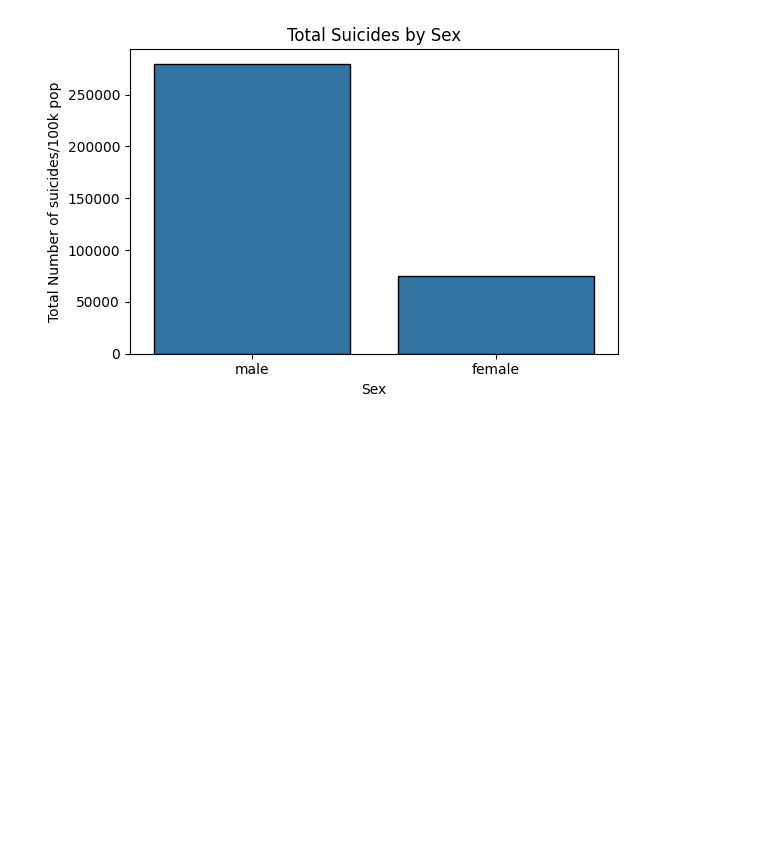
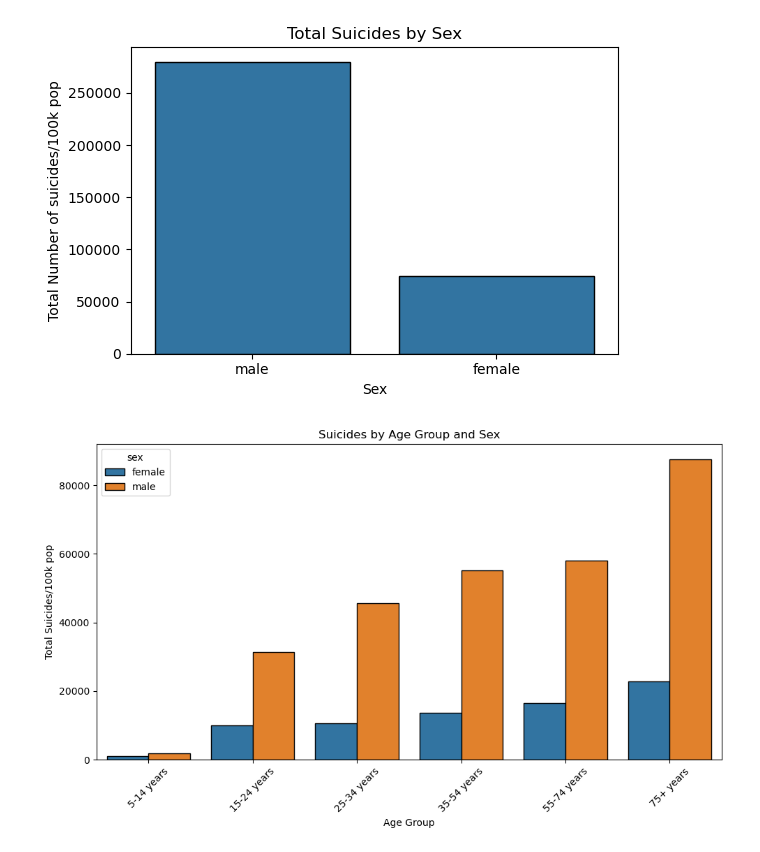
Before and after one commit to LukasRonberg/BIExam, a Jupyter notebook: suicide.ipynb, the cells around one changed output. Cells and saved outputs as stored; diff of their text form; code cells hidden in the pictures; blank space fills up the shorter version.

```diff
--- a/suicide.ipynb
+++ b/suicide.ipynb
@@ -331,0 +359,15 @@ print("hej")
+# %%
+# Gruppér efter både alder og køn
+sex_age = df.groupby(['age', 'sex'], as_index=False)['suicides/100k pop'].sum()
+
+# Barplot med hue
+plt.figure(figsize=(10,6))
+sns.barplot(data=sex_age, x='age', y='suicides/100k pop', hue='sex', edgecolor='black')
+plt.xlabel('Age Group')
+plt.ylabel('Total Suicides/100k pop')
+plt.title('Suicides by Age Group and Sex')
+plt.xticks(rotation=45)
+plt.tight_layout()
+plt.show()
+# %% [output]
+[figure, added]
```
Also changed, not shown: parts of 18 cells of this notebook, 1 other file.
